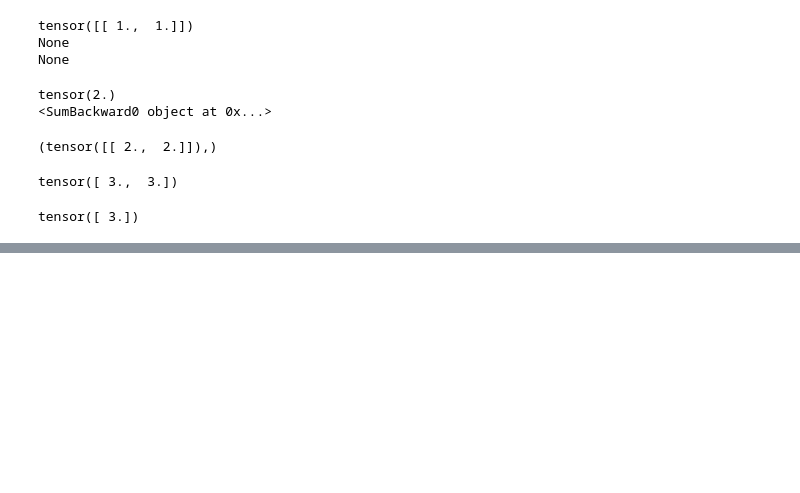
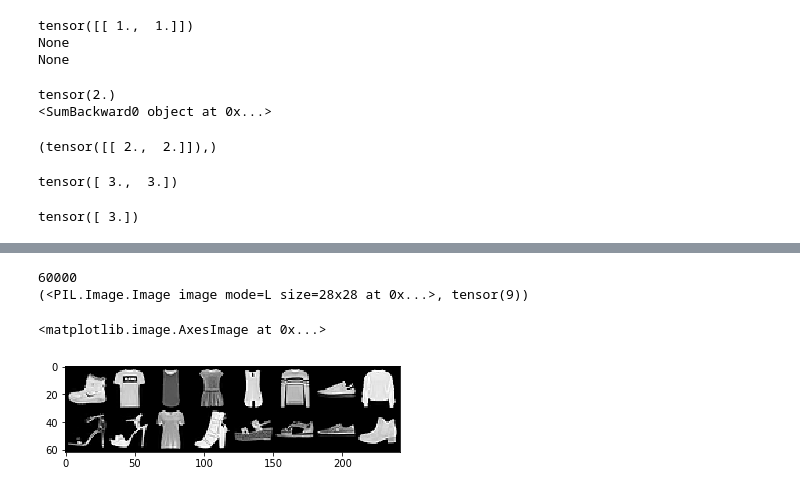
Before and after one commit to dilettacal/neural_networks, a Jupyter notebook: XX_pytorch_prasentation/Fonte italiana.ipynb, the cells around one changed output, grey strips where cells are left out. Drawn from its saved outputs; the diff is of its cells as text; code cells hidden in the pictures; blank space fills up the shorter version.

```diff
--- a/XX_pytorch_prasentation/Fonte italiana.ipynb
+++ b/XX_pytorch_prasentation/Fonte italiana.ipynb
@@ -120,0 +128,4 @@ tensor([ 3.])
+# %%
+#Iris Dataset
+data = datasets.load_iris()
+Xtrain, Xtest, ytrain, ytest = model_selection.train_test_split(data['data'], data['target'])
@@ -120,0 +402,26 @@ tensor([ 3.])
+# %%
+print(len(fmnist))
+# Ritorna: 60000
+print(fmnist[0])
+# %% [output]
+60000
+(<PIL.Image.Image image mode=L size=28x28 at 0x...>, tensor(9))
+# %%
+from torchvision import transforms
+fmnist = datasets.FashionMNIST('fmnist', transform=transforms.ToTensor())
+# %%
+# Creiamo un loader per mini-batch di sedici immagini
+from torch.utils import data
+data_loader = data.DataLoader(fmnist, batch_size=16)
+
+# Prendiamo il primo mini-batch
+xb, yb = next(iter(data_loader))
+
+# Lo stampiamo su schermo
+from torchvision import utils
+import matplotlib.pyplot as plt
+out = utils.make_grid(xb)
+plt.imshow(out.numpy().transpose((1, 2, 0)))
+# %% [output]
+<matplotlib.image.AxesImage at 0x...>
+[figure, added]
```
Also changed, not shown: parts of 50 cells of this notebook, 1 other file.
